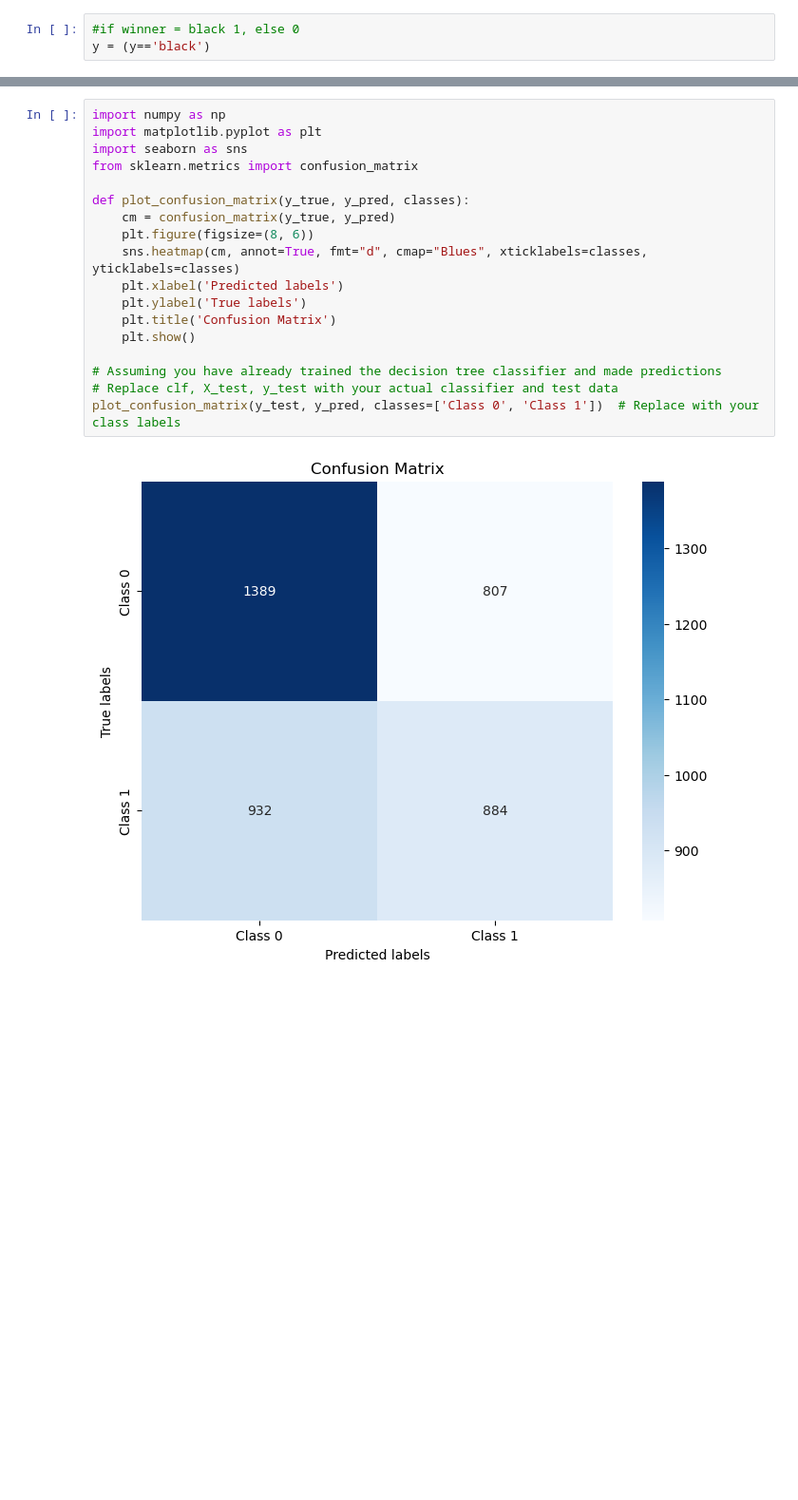
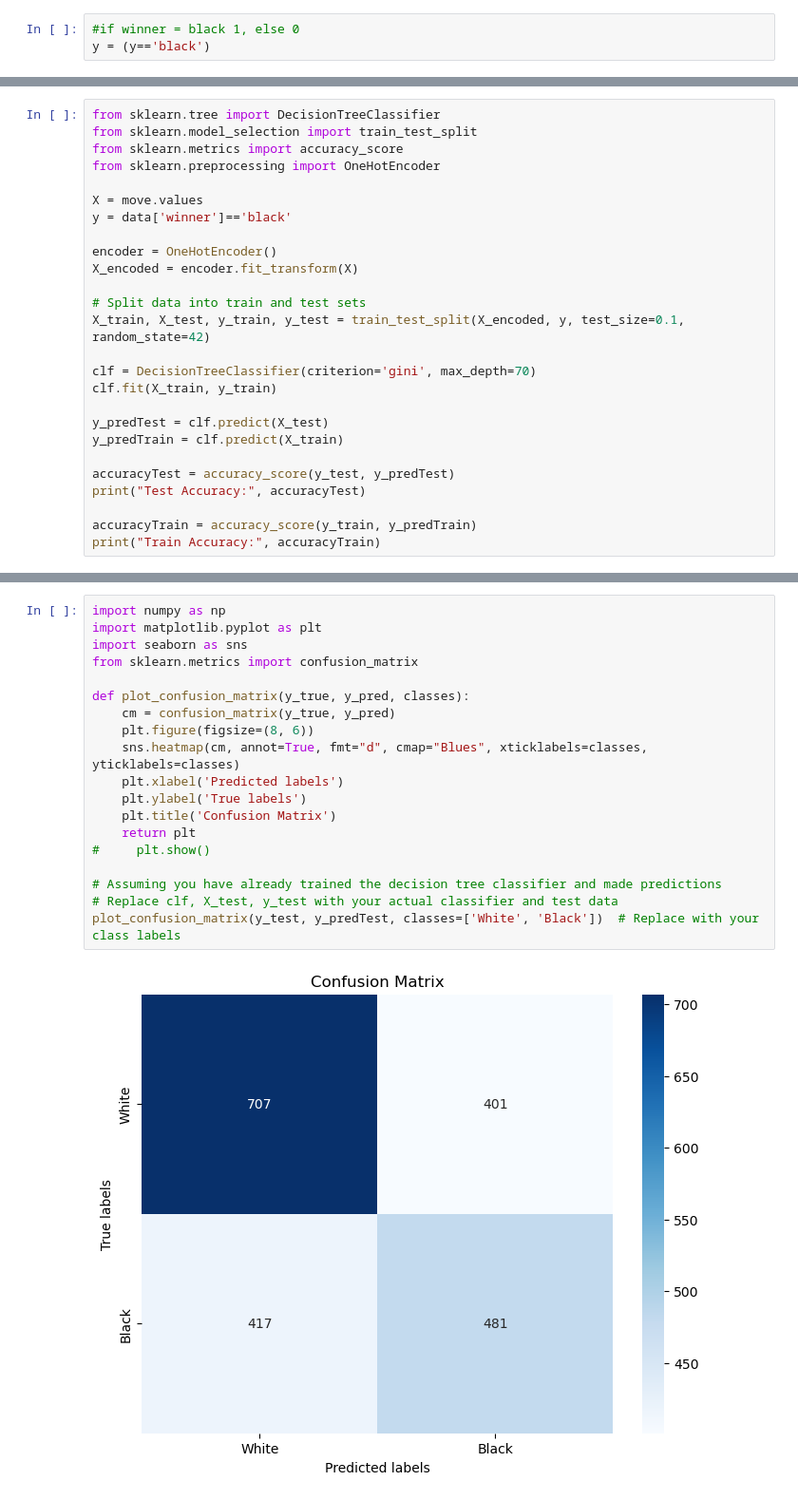
Before and after one commit to wkam3/math189-project, a Jupyter notebook: decisionTree.ipynb, the cells around one changed output, grey strips where cells are left out. Shown at 95% size. Cells and saved outputs as stored; diff of their text form; blank space fills up the shorter version.

Commit message:
decision tree edits

```diff
--- a/decisionTree.ipynb
+++ b/decisionTree.ipynb
@@ -70,0 +113,26 @@ Train Accuracy: 0.9486476380406332
+# %%
+from sklearn.tree import DecisionTreeClassifier
+from sklearn.model_selection import train_test_split
+from sklearn.metrics import accuracy_score
+from sklearn.preprocessing import OneHotEncoder
+
+X = move.values
+y = data['winner']=='black'
+
+encoder = OneHotEncoder()
+X_encoded = encoder.fit_transform(X)
+
+# Split data into train and test sets
+X_train, X_test, y_train, y_test = train_test_split(X_encoded, y, test_size=0.1, random_state=42)
+
+clf = DecisionTreeClassifier(criterion='gini', max_depth=70)
+clf.fit(X_train, y_train)
+
+y_predTest = clf.predict(X_test)
+y_predTrain = clf.predict(X_train)
+
+accuracyTest = accuracy_score(y_test, y_predTest)
+print("Test Accuracy:", accuracyTest)
+
+accuracyTrain = accuracy_score(y_train, y_predTrain)
+print("Train Accuracy:", accuracyTrain)
@@ -71,20 +142,21 @@ Train Accuracy: 0.9486476380406332
 # %%
 import numpy as np
 import matplotlib.pyplot as plt
 import seaborn as sns
 from sklearn.metrics import confusion_matrix
 
 def plot_confusion_matrix(y_true, y_pred, classes):
     cm = confusion_matrix(y_true, y_pred)
     plt.figure(figsize=(8, 6))
     sns.heatmap(cm, annot=True, fmt="d", cmap="Blues", xticklabels=classes, yticklabels=classes)
     plt.xlabel('Predicted labels')
     plt.ylabel('True labels')
     plt.title('Confusion Matrix')
-    plt.show()
+    return plt
+#     plt.show()
 
 # Assuming you have already trained the decision tree classifier and made predictions
 # Replace clf, X_test, y_test with your actual classifier and test data
-plot_confusion_matrix(y_test, y_pred, classes=['Class 0', 'Class 1'])  # Replace with your class labels
+plot_confusion_matrix(y_test, y_predTest, classes=['White', 'Black'])  # Replace with your class labels
 # %% [output]
-[figure, old version]
+[figure, new version]
```
Also changed, not shown: parts of 9 cells of this notebook.
